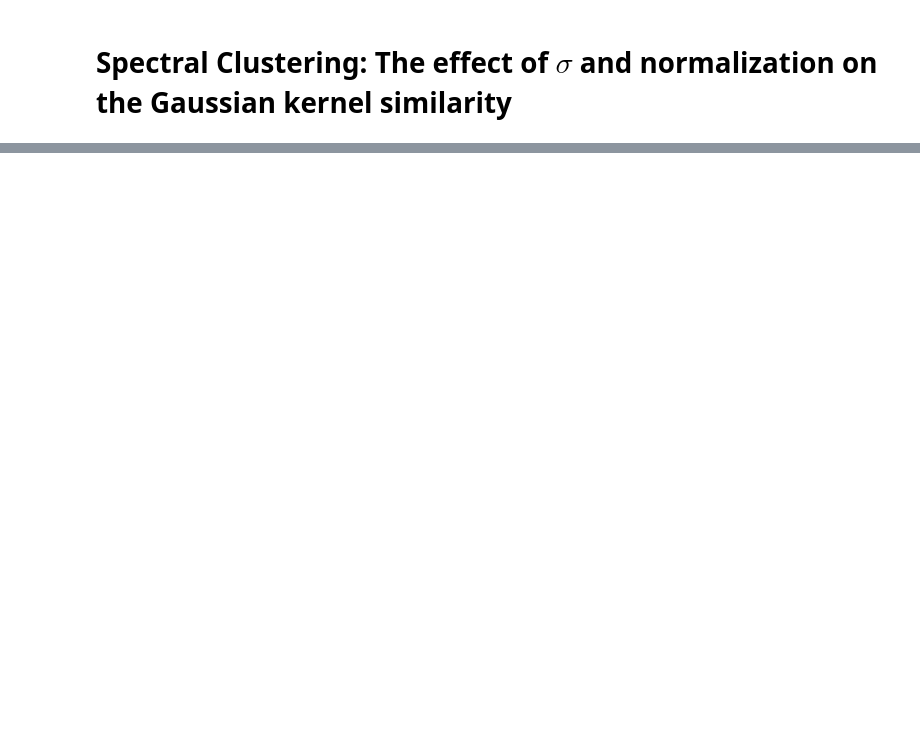
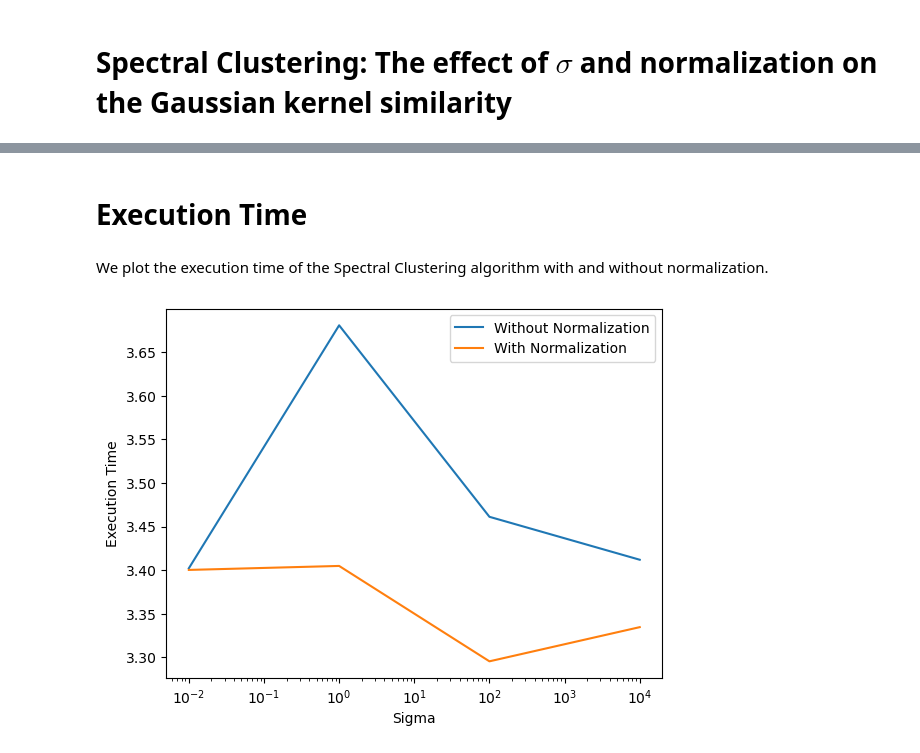
Before and after one commit to ngkhiem97/clustering, a Jupyter notebook: simulation_sc.ipynb, the cells around one changed output, grey strips where cells are left out. Saved outputs shown, nothing was run; the diff lists cells and outputs as text; code cells hidden in the pictures; blank space fills up the shorter version.

```diff
--- a/simulation_sc.ipynb
+++ b/simulation_sc.ipynb
@@ -101,0 +139,15 @@ for sigma in [0.01, 0.1, 1]:
+# %% [markdown]
+# Execution Time
+# %% [markdown]
+We plot the execution time of the Spectral Clustering algorithm with and without normalization.
+# %%
+plt.plot([0.01, 1, 100, 10000], sc2_time_arr, label='Without Normalization')
+plt.plot([0.01, 1, 100, 10000], sc1_time_arr, label='With Normalization')
+plt.gca().axes.get_xaxis().set_ticks([0.01, 1, 100])
+plt.xscale('log')
+plt.xlabel('Sigma')
+plt.ylabel('Execution Time')
+plt.legend()
+plt.show()
+# %% [output]
+[figure, added]
```
Also changed, not shown: parts of 7 cells of this notebook.
